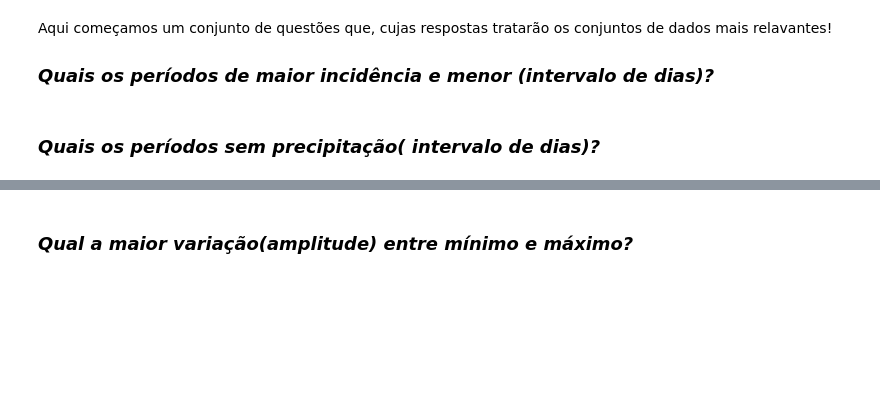
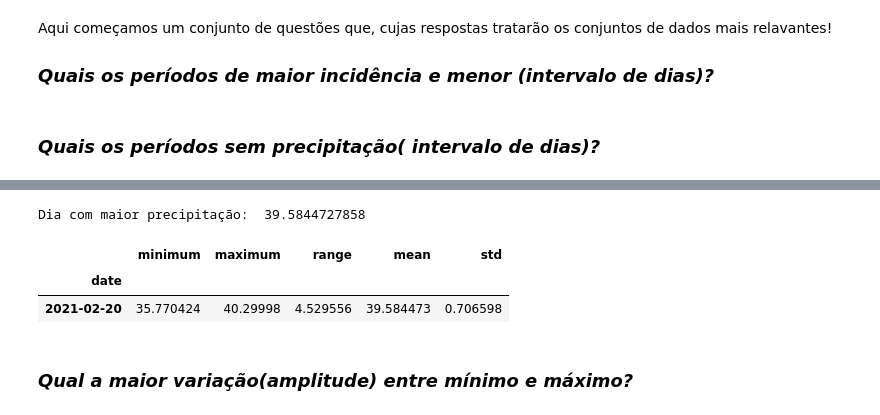
Before and after one commit to grupopai02/Analise_Precipitacao_Coimbra, a Jupyter notebook: Precipitação_coimbra.ipynb, the cells around one changed output, grey strips where cells are left out. Saved outputs shown, nothing was run; the diff lists cells and outputs as text; code cells hidden in the pictures; blank space fills up the shorter version.

```diff
--- a/Precipitação_coimbra.ipynb
+++ b/Precipitação_coimbra.ipynb
@@ -106,3 +131,19 @@ Aqui começamos um conjunto de questões que, cujas respostas tratarão os conju
+# %%
+#definir a coluna de media como lista
+mediaList = df_date['mean'].tolist()
+
+#procurar o valor maior
+print('Dia com maior precipitação: ', max(mediaList))
+
+#com o valor maior, bloqueamos a lnha que lhe corresponde para obtermos o dia
+max_precipitação = df_date['mean']==39.5844727858
+
+df_date.loc[max_precipitação]
+# %% [output]
+Dia com maior precipitação:  39.5844727858
+|  | minimum | maximum | range | mean | std |
+| date |  |  |  |  |  |
+| 2021-02-20 | 35.770424 | 40.29998 | 4.529556 | 39.584473 | 0.706598 |
 # %% [markdown]
 ### *Qual a maior variação(amplitude) entre mínimo e máximo?*
 # %% [markdown]
```
Also changed, not shown: parts of 7 cells of this notebook.
